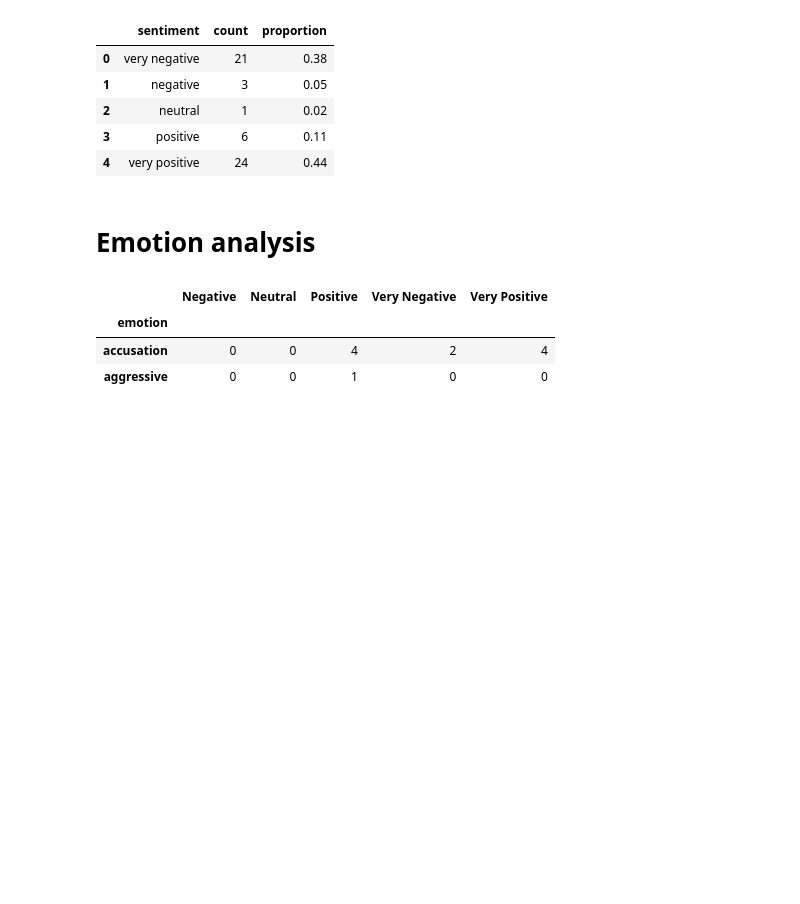
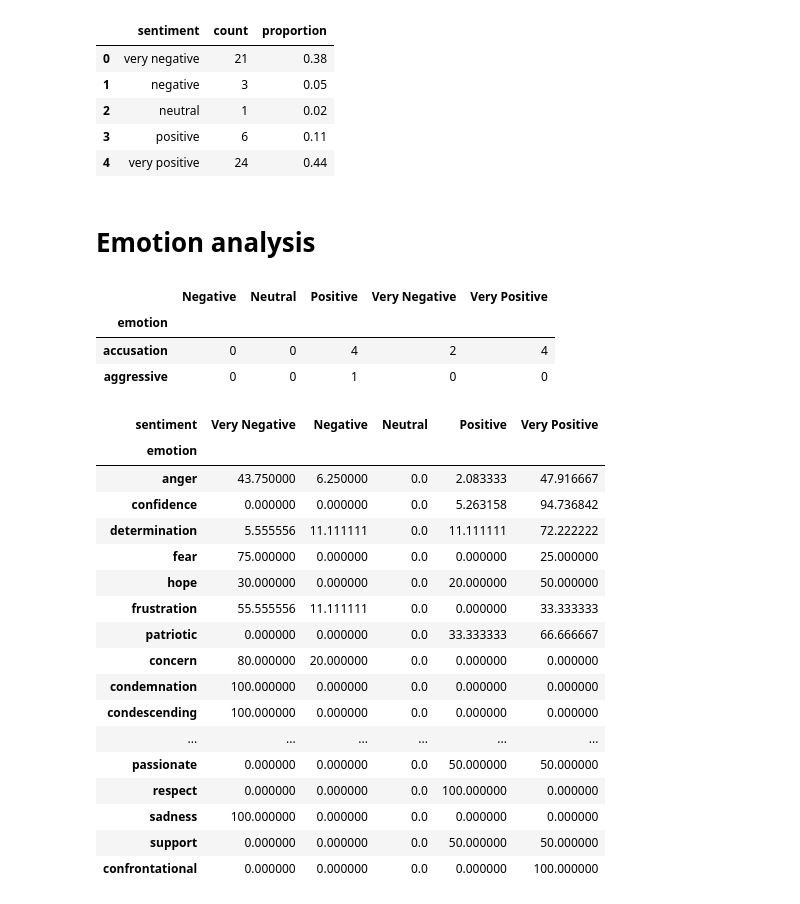
Before and after one commit to vtdinh13/leaders, a Jupyter notebook: 3_explore_and_feature_engineering/sentiment_analysis.ipynb, the cells around one changed output. Drawn from its saved outputs; the diff is of its cells as text; code cells hidden in the pictures; blank space fills up the shorter version.

```diff
--- a/3_explore_and_feature_engineering/sentiment_analysis.ipynb
+++ b/3_explore_and_feature_engineering/sentiment_analysis.ipynb
@@ -240,3 +240,24 @@ grouped.head(2)
 | emotion |  |  |  |  |  |
 | accusation | 0 | 0 | 4 | 2 | 4 |
 | aggressive | 0 | 0 | 1 | 0 | 0 |
+# %%
+grouped_percent_sorted_renamed
+# %% [output]
+| sentiment | Very Negative | Negative | Neutral | Positive | Very Positive |
+| emotion |  |  |  |  |  |
+| anger | 43.750000 | 6.250000 | 0.0 | 2.083333 | 47.916667 |
+| confidence | 0.000000 | 0.000000 | 0.0 | 5.263158 | 94.736842 |
+| determination | 5.555556 | 11.111111 | 0.0 | 11.111111 | 72.222222 |
+| fear | 75.000000 | 0.000000 | 0.0 | 0.000000 | 25.000000 |
+| hope | 30.000000 | 0.000000 | 0.0 | 20.000000 | 50.000000 |
+| frustration | 55.555556 | 11.111111 | 0.0 | 0.000000 | 33.333333 |
+| patriotic | 0.000000 | 0.000000 | 0.0 | 33.333333 | 66.666667 |
+| concern | 80.000000 | 20.000000 | 0.0 | 0.000000 | 0.000000 |
+| condemnation | 100.000000 | 0.000000 | 0.0 | 0.000000 | 0.000000 |
+| condescending | 100.000000 | 0.000000 | 0.0 | 0.000000 | 0.000000 |
+| ... | ... | ... | ... | ... | ... |
+| passionate | 0.000000 | 0.000000 | 0.0 | 50.000000 | 50.000000 |
+| respect | 0.000000 | 0.000000 | 0.0 | 100.000000 | 0.000000 |
+| sadness | 100.000000 | 0.000000 | 0.0 | 0.000000 | 0.000000 |
+| support | 0.000000 | 0.000000 | 0.0 | 50.000000 | 50.000000 |
+| confrontational | 0.000000 | 0.000000 | 0.0 | 0.000000 | 100.000000 |
```
Also changed, not shown: 2 other files.
